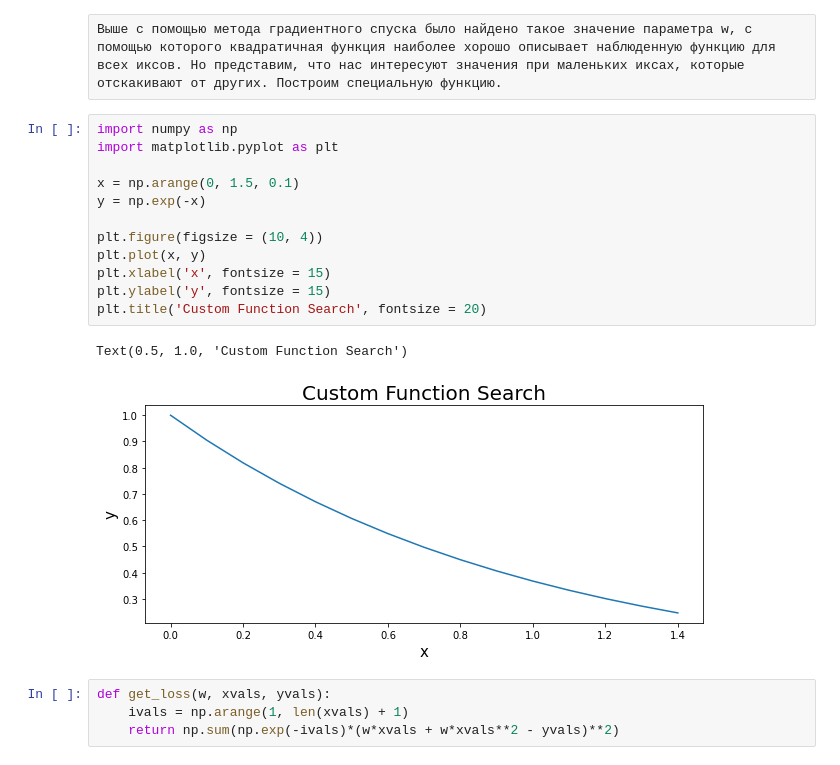
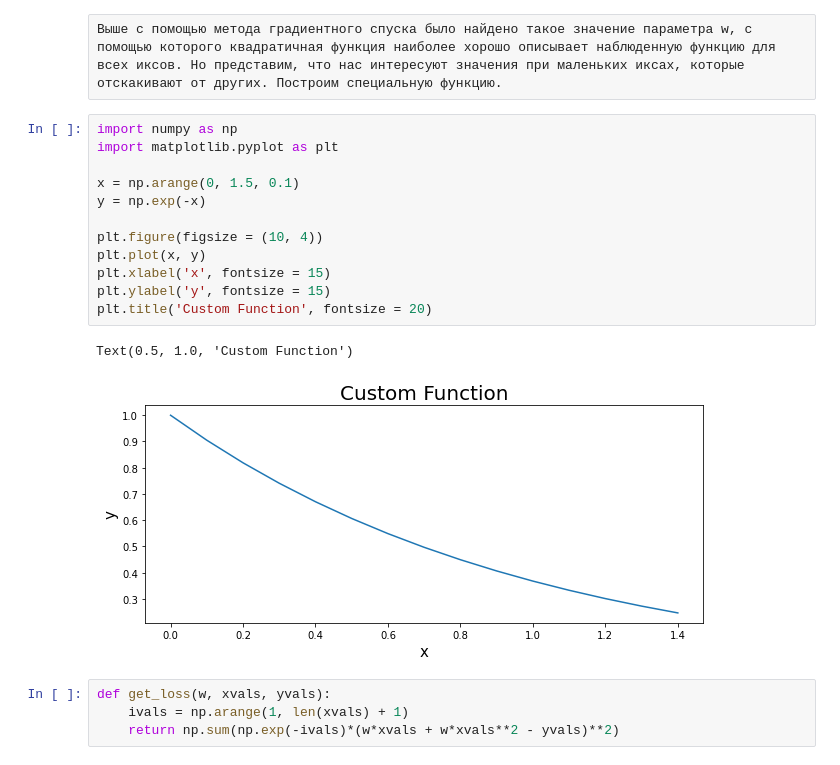
Before and after one commit to vdvorian/gradientDescent, a Jupyter notebook: gradient descent 1.ipynb, the cells around one changed output. Drawn from its saved outputs; the diff is of its cells as text.

```diff
--- a/gradient descent 1.ipynb
+++ b/gradient descent 1.ipynb
@@ -112,18 +114,18 @@ Text(0.5, 1.0, 'Fitted Model')
 # %%
 import numpy as np
 import matplotlib.pyplot as plt
 
 x = np.arange(0, 1.5, 0.1)
 y = np.exp(-x)
 
 plt.figure(figsize = (10, 4))
 plt.plot(x, y)
 plt.xlabel('x', fontsize = 15)
 plt.ylabel('y', fontsize = 15)
-plt.title('Custom Function Search', fontsize = 20)
+plt.title('Custom Function', fontsize = 20)
 # %% [output]
-Text(0.5, 1.0, 'Custom Function Search')
+Text(0.5, 1.0, 'Custom Function')
-[figure, old version]
+[figure, new version]
 # %%
 def get_loss(w, xvals, yvals):
     ivals = np.arange(1, len(xvals) + 1)
```
Also changed, not shown: parts of 14 cells of this notebook.
